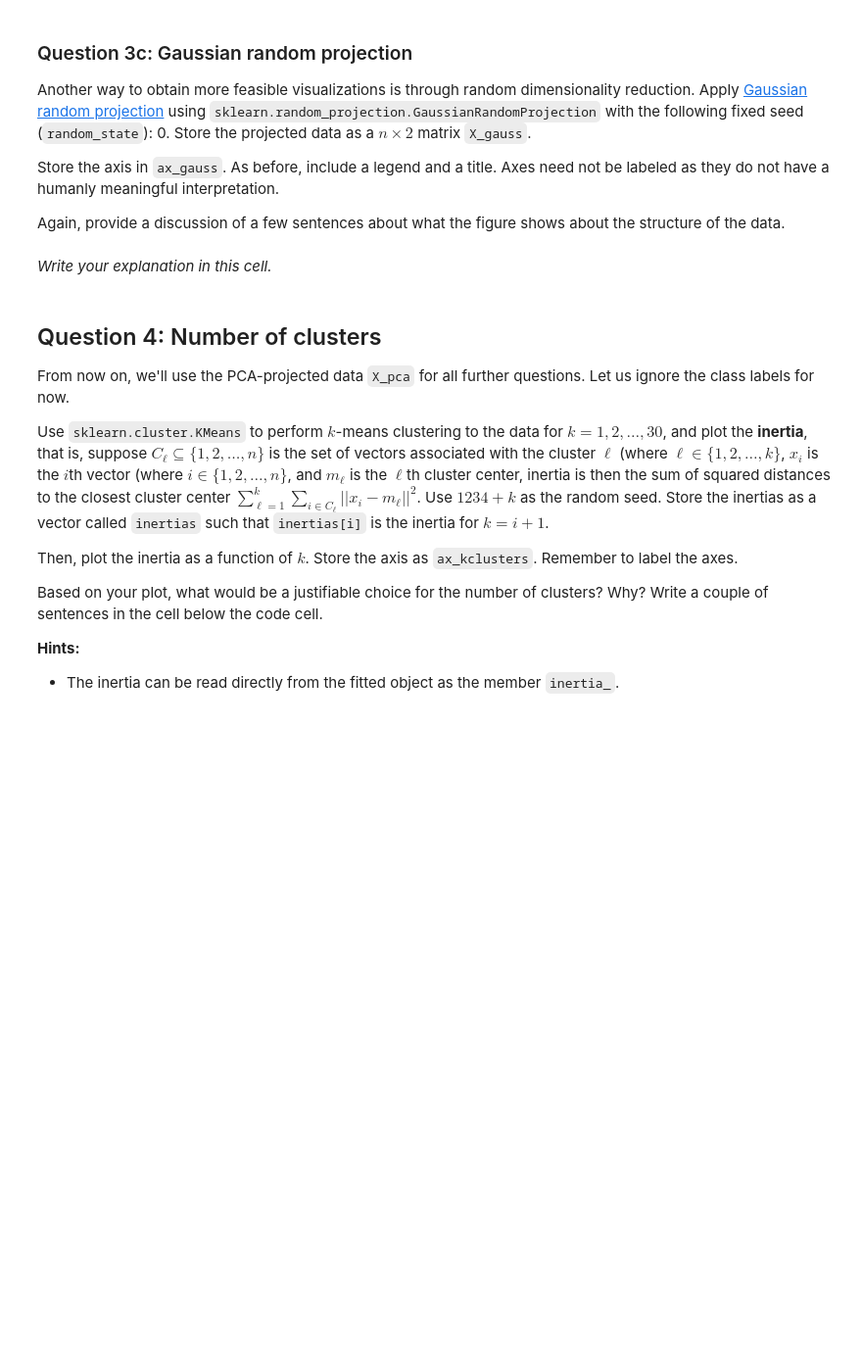
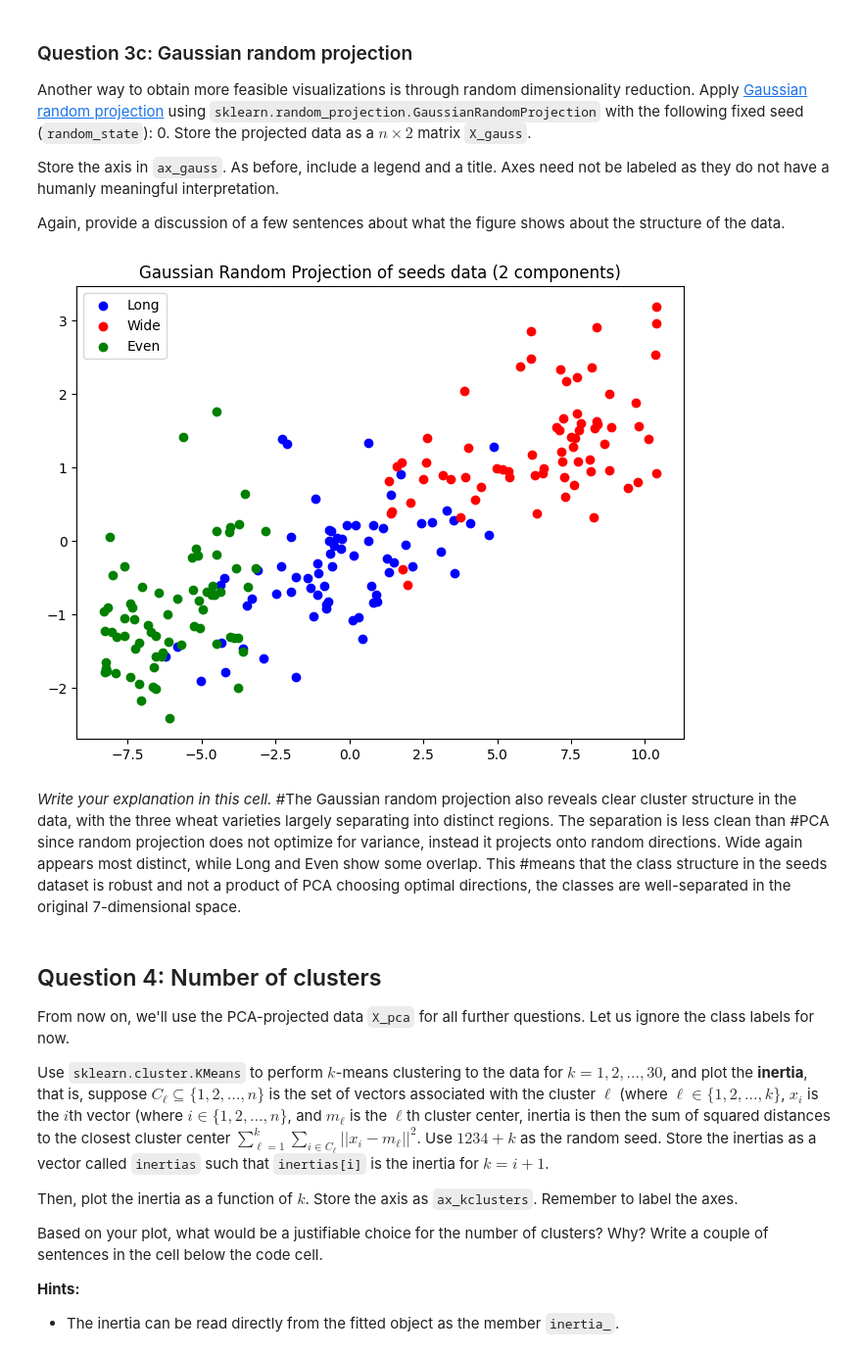
Before and after one commit to BoLaker/Data-Science-and-AI, a Jupyter notebook: assignment4_template-1.ipynb, the cells around one changed output. Shown at 98% size. Cells and saved outputs as stored; diff of their text form; code cells hidden in the pictures; blank space fills up the shorter version.

```diff
--- a/assignment4_template-1.ipynb
+++ b/assignment4_template-1.ipynb
@@ -274,8 +331,26 @@ Again, provide a discussion of a few sentences about what the figure shows about
 # %%
 # Codegrade Tag Question3c
 # Do *not* remove the tag above
+from sklearn.random_projection import GaussianRandomProjection
+
+grp = GaussianRandomProjection(n_components=2, random_state=0)
+X_gauss = grp.fit_transform(X)
+
+fig_gauss, ax_gauss = plt.subplots(figsize=(8, 6))
+
+for cls in [1, 2, 3]:
+    ax_gauss.scatter(X_gauss[y == cls, 0], X_gauss[y == cls, 1],
+                     c=colors[cls], label=class_names[cls])
+
+ax_gauss.set_title('Gaussian Random Projection of seeds data (2 components)')
+ax_gauss.legend()
+
+plt.show()
+# %% [output]
+[figure, added]
 # %% [markdown]
 *Write your explanation in this cell.*
+#The Gaussian random projection also reveals clear cluster structure in the data, with the three wheat varieties largely separating into distinct regions. The separation is less clean than #PCA since random projection does not optimize for variance, instead it projects onto random directions. Wide again appears most distinct, while Long and Even show some overlap. This #means that the class structure in the seeds dataset is robust and not a product of PCA choosing optimal directions, the classes are well-separated in the original 7-dimensional space.
 # %% [markdown]
 ## Question 4: Number of clusters
 From now on, we'll use the PCA-projected data `X_pca` for all further questions. Let us ignore the class labels for now.
```
Also changed, not shown: parts of 9 cells of this notebook.
